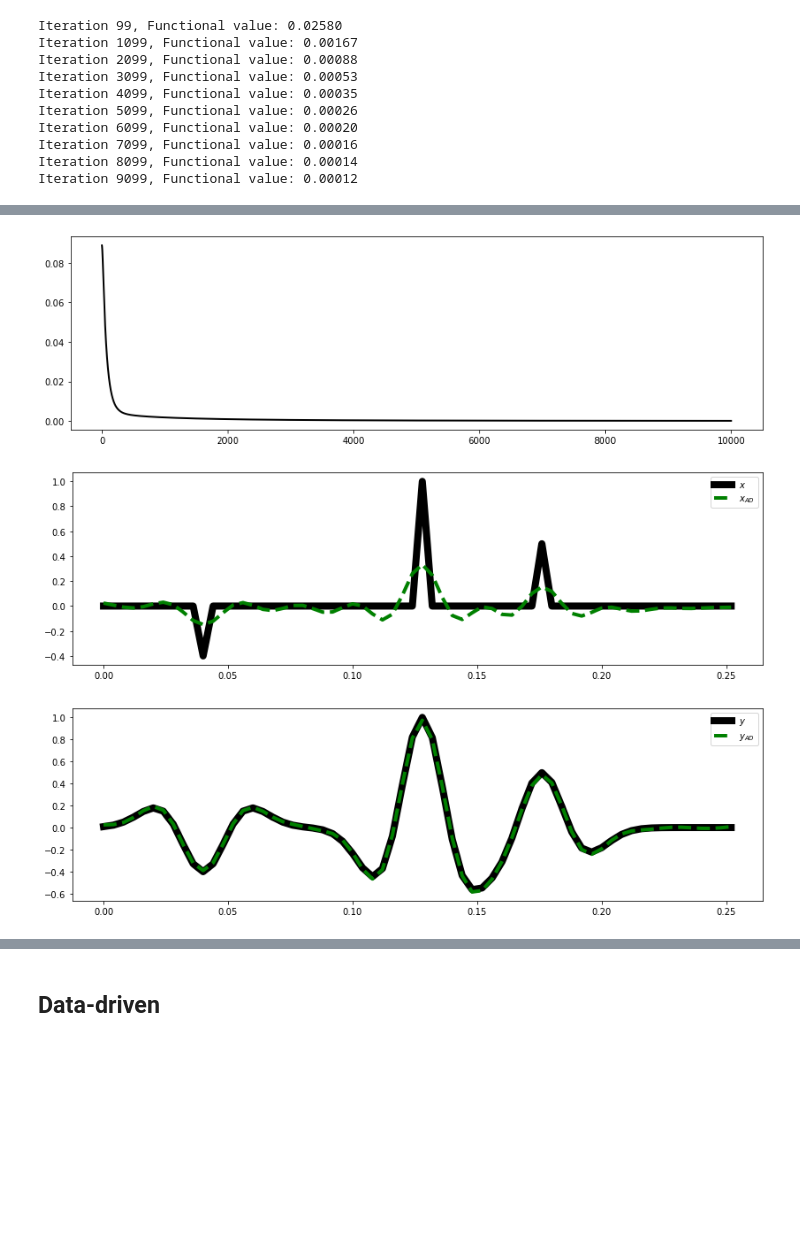
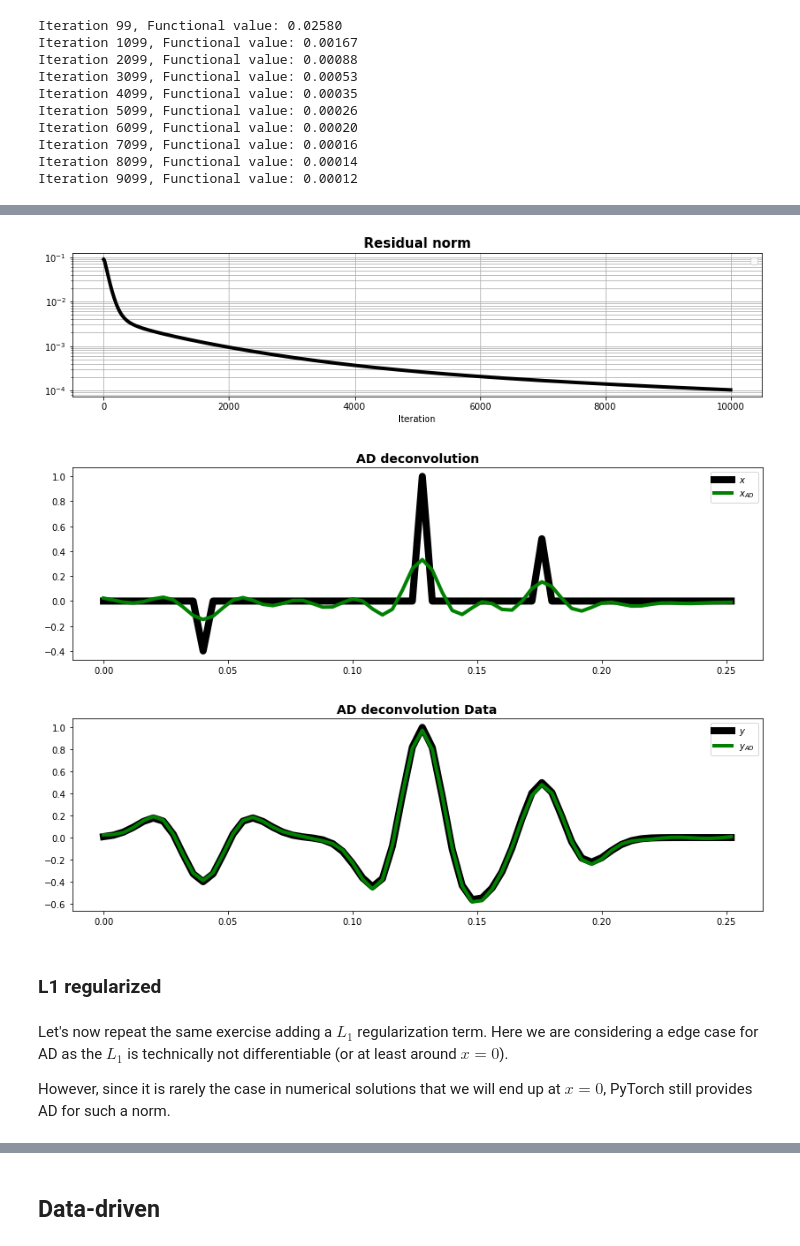
Before and after one commit to PyLops/pylops_transform2022, a Jupyter notebook: Decon.ipynb, the cells around one changed output, grey strips where cells are left out. Saved outputs shown, nothing was run; the diff lists cells and outputs as text; code cells hidden in the pictures; blank space fills up the shorter version.

Commit message:
Cleaned data-driven example

```diff
--- a/Decon.ipynb
+++ b/Decon.ipynb
@@ -271,18 +356,20 @@ ytorch = torch.from_numpy(y).float()
 xad = torch.zeros(nt, dtype=torch.float)
 xad.requires_grad = True
 
-# Optimizer
+# Optimizer and Scheduler
 optimizer = torch.optim.SGD([xad], lr=1e-3, momentum=0.9)
 scheduler = torch.optim.lr_scheduler.ReduceLROnPlateau(optimizer, 'min', verbose=True)
 
-# Optimization with L1 norm
+# Optimization without regularization
 niters = 10000
 eps = 1e-2
-loss_history = []
+resad = []
 for i in range(niters):
     optimizer.zero_grad()
-    ypred = Cop_torch.apply(xad)
-    loss = torch.mean((ytorch-ypred)**2)
+    # forward
+    yad = Cop_torch.apply(xad)
+    # loss
+    loss = torch.mean((ytorch-yad)**2)
     loss.backward()
     optimizer.step()
 
@@ -291,7 +378,7 @@ for i in range(niters):
         scheduler.step(loss)
 
     # logging
-    loss_history.append(loss.item())
+    resad.append(loss.item())
     if i % 1000 == 99:
         print(f'Iteration {i}, Functional value: {loss.item():.5f}')
 # %% [output]
@@ -306,16 +393,23 @@ Iteration 7099, Functional value: 0.00016
 Iteration 8099, Functional value: 0.00014
 Iteration 9099, Functional value: 0.00012
 # %%
-fig, ax = plt.subplots(1, 1, figsize=(14, 4))
-ax.plot(loss_history, 'k', lw=2)
+fig, ax = plt.subplots(1, 1, figsize=(14, 3))
+ax.semilogy(resad, "k", lw=4)
+ax.set_title("Residual norm", size=15, fontweight="bold")
+ax.set_xlabel("Iteration")
+ax.legend()
+ax.grid(True, which="both")
 
 fig, ax = plt.subplots(1, 1, figsize=(14, 4))
 ax.plot(t, x, "k", lw=8, label=r"$x$")
-ax.plot(t, xad.detach().numpy(), "--g", lw=4, label=r"$x_{AD}$")
+ax.plot(t, xad.detach().numpy(), "g", lw=4, label=r"$x_{AD}$")
+ax.set_title("AD deconvolution", fontsize=14, fontweight="bold")
 ax.legend()
 
 fig, ax = plt.subplots(1, 1, figsize=(14, 4))
 ax.plot(t, y, "k", lw=8, label=r"$y$")
-ax.plot(t, ypred.detach().numpy(), "--g", lw=4, label=r"$y_{AD}$")
+ax.plot(t, yad.detach().numpy(), "g", lw=4, label=r"$y_{AD}$")
+ax.set_title("AD deconvolution Data", fontsize=14, fontweight="bold")
+ax.legend()
 ax.legend();
 # %% [output]
@@ -322,6 +417,12 @@ ax.legend();
-[figure, old version]
+[figure, new version]
-[figure, old version]
+[figure, new version]
-[figure, old version]
+[figure, new version]
+# %% [markdown]
+### L1 regularized
+# %% [markdown]
+Let's now repeat the same exercise adding a $L_1$ regularization term. Here we are considering a edge case for AD as the $L_1$ is technically not differentiable (or at least around $x=0$).
+
+However, since it is rarely the case in numerical solutions that we will end up at $x=0$, PyTorch still provides AD for such a norm.
 # %%
 # Data
 ytorch = torch.from_numpy(y).float()
```
Also changed, not shown: parts of 44 cells of this notebook, 2 other files.
